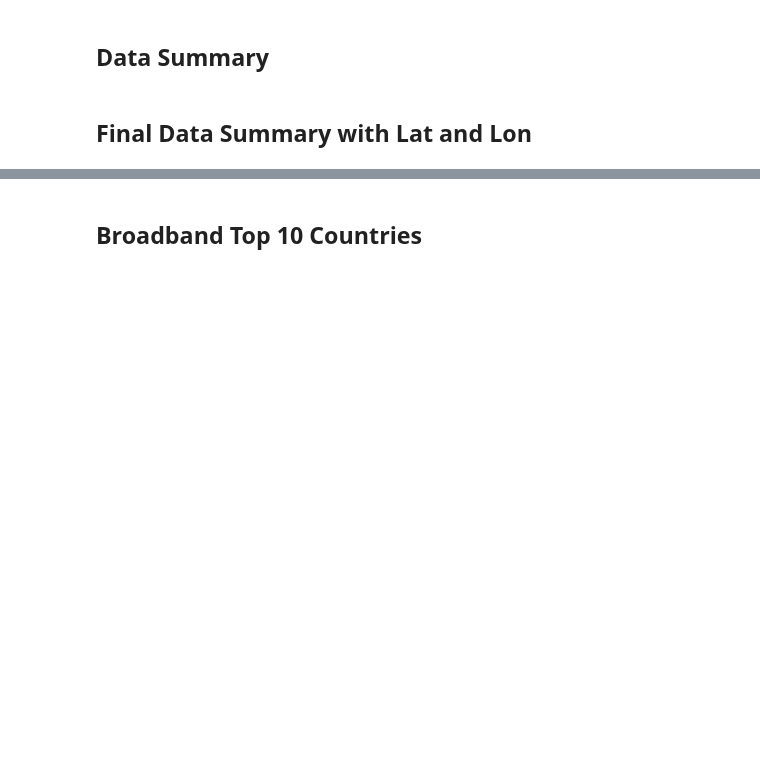
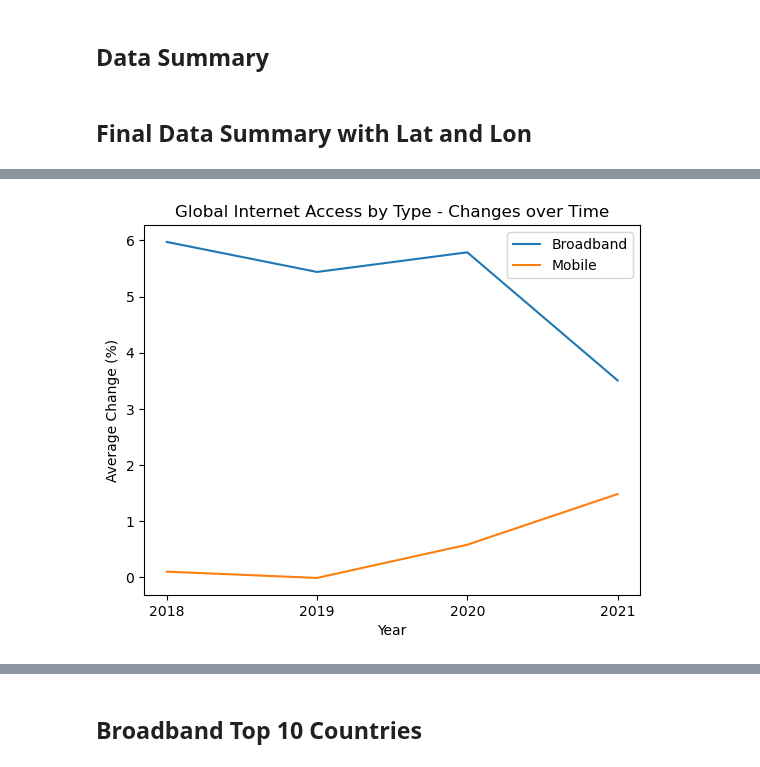
Before and after one commit to tiascott01/07_GroupProject1, a Jupyter notebook: Broadband v Mobile/Data Cleaning Aggregate Visuals - Final.ipynb, the cells around one changed output, grey strips where cells are left out. Saved outputs shown, nothing was run; the diff lists cells and outputs as text; code cells hidden in the pictures; blank space fills up the shorter version.

Commit message:
Final merge

```diff
--- a/Broadband v Mobile/Data Cleaning Aggregate Visuals - Final.ipynb
+++ b/Broadband v Mobile/Data Cleaning Aggregate Visuals - Final.ipynb
@@ -19,0 +23,9 @@ from selenium import webdriver
+# %%
+# Study data files
+internet_data_csv = "../Resources/Internet_Inclusivity_Index_ Data_table.csv"
+
+# Read the mouse data and the study results
+internet_data = pd.read_csv(internet_data_csv)
+
+# Display the data table for preview
+internet_data.head()
@@ -146,0 +325,10 @@ subscriber_data_complete
+# %%
+# Remove extreme outliers
+internet_adoption_rate_condensed = internet_adoption_rate_clean[
+    (internet_adoption_rate_clean['Rate of Change (%) - Broadband'] >= -50) &
+    (internet_adoption_rate_clean['Rate of Change (%) - Broadband'] <= 50) &
+    (internet_adoption_rate_clean['Rate of Change (%) - Mobile'] >= -50) &
+    (internet_adoption_rate_clean['Rate of Change (%) - Mobile'] <= 50)
+]
+
+internet_adoption_rate_condensed
@@ -146,0 +349,27 @@ subscriber_data_complete
+# %%
+# List of years
+years = internet_adoption_rate_condensed["Year"].unique()
+
+# Find average rate of changes per year and rename the columns
+yearly_avg_change_broadband = pd.DataFrame(internet_adoption_rate_condensed.groupby("Year")["Rate of Change (%) - Broadband"].mean()).reset_index()
+yearly_avg_change_broadband = yearly_avg_change_broadband.rename(columns={"Rate of Change (%) - Broadband": "Average Rate of Change (%) - Broadband"})
+yearly_avg_change_mobile = pd.DataFrame(internet_adoption_rate_condensed.groupby("Year")["Rate of Change (%) - Mobile"].mean()).reset_index()
+yearly_avg_change_mobile = yearly_avg_change_mobile.rename(columns={"Rate of Change (%) - Mobile": "Average Rate of Change (%) - Mobile"})
+
+# Merge the averages to form a new dataframe
+merged_yearly_averages = yearly_avg_change_broadband.merge(yearly_avg_change_mobile, on="Year")
+
+# Test Display
+merged_yearly_averages
+
+fig, ax = plt.subplots()
+ax.plot(years,merged_yearly_averages["Average Rate of Change (%) - Broadband"], label="Broadband")
+ax.plot(years,merged_yearly_averages["Average Rate of Change (%) - Mobile"], label="Mobile")
+ax.set_xlabel("Year")
+ax.set_ylabel("Average Change (%)")
+ax.set_title("Global Internet Access by Type - Changes over Time")
+ax.legend()
+ax.set_xticks(years)
+plt.show()
+# %% [output]
+[figure, added]
```
Also changed, not shown: parts of 20 cells of this notebook.
